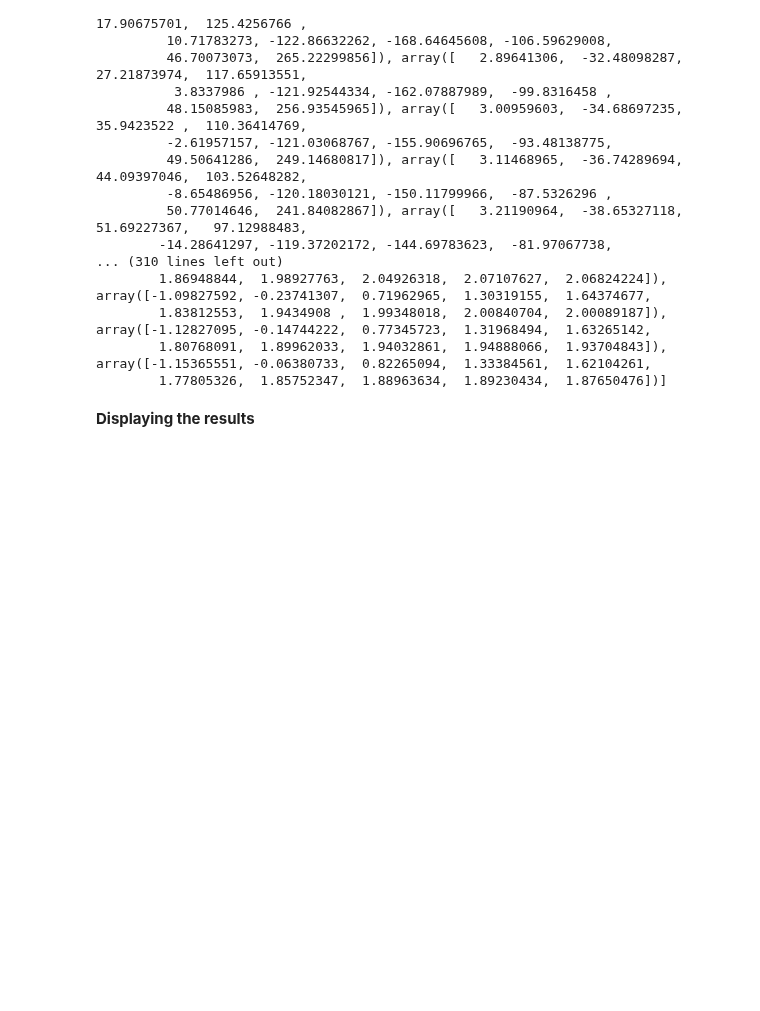
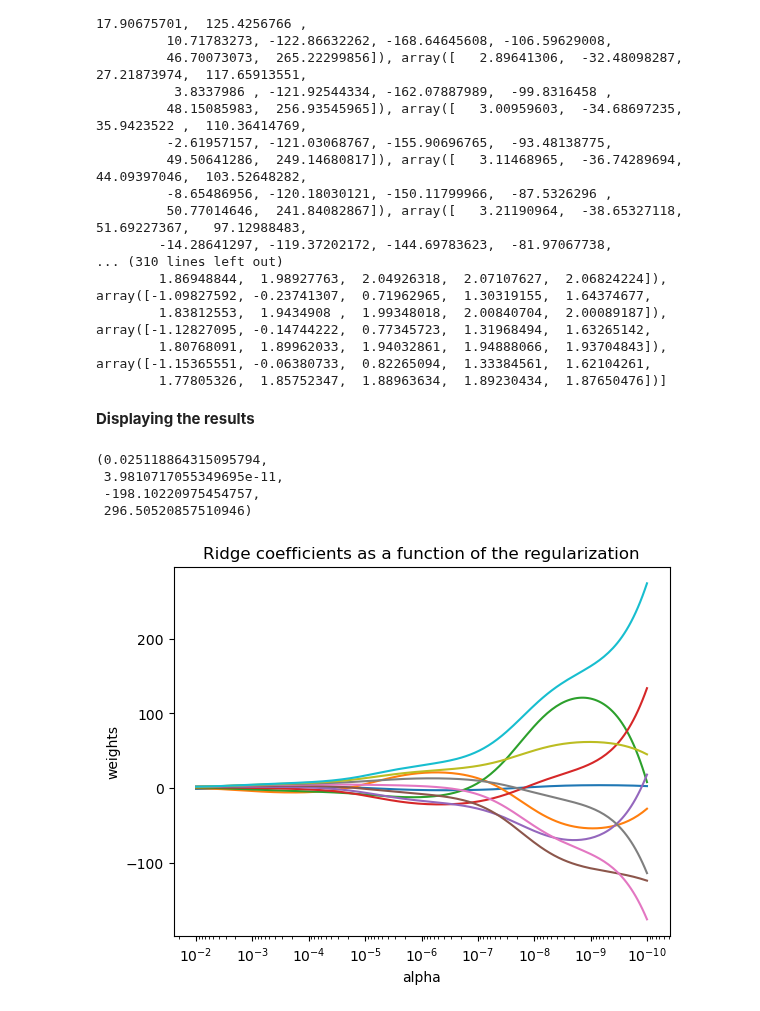
Before and after one commit to Eva088/scikit-learn, a Jupyter notebook: RidgeCoefficients.ipynb, the cells around one changed output. Cells and saved outputs as stored; diff of their text form; code cells hidden in the pictures; blank space fills up the shorter version.

Commit message:
Plotting ridge coefficients as a function of the regularization(alpha)

```diff
--- a/RidgeCoefficients.ipynb
+++ b/RidgeCoefficients.ipynb
@@ -51,3 +51,19 @@ print(coefs)
         1.77805326,  1.85752347,  1.88963634,  1.89230434,  1.87650476])]
 # %% [markdown]
 **Displaying the results**
+# %%
+ax = plt.gca()
+
+ax.plot(alphas, coefs)
+ax.set_xscale('log')
+ax.set_xlim(ax.get_xlim()[::-1]) #reverse the axis
+plt.xlabel('alpha')
+plt.ylabel('weights')
+plt.title('Ridge coefficients as a function of the regularization')
+plt.axis('tight')
+# %% [output]
+(0.025118864315095794,
+ 3.9810717055349695e-11,
+ -198.10220975454757,
+ 296.50520857510946)
+[figure, added]
```
